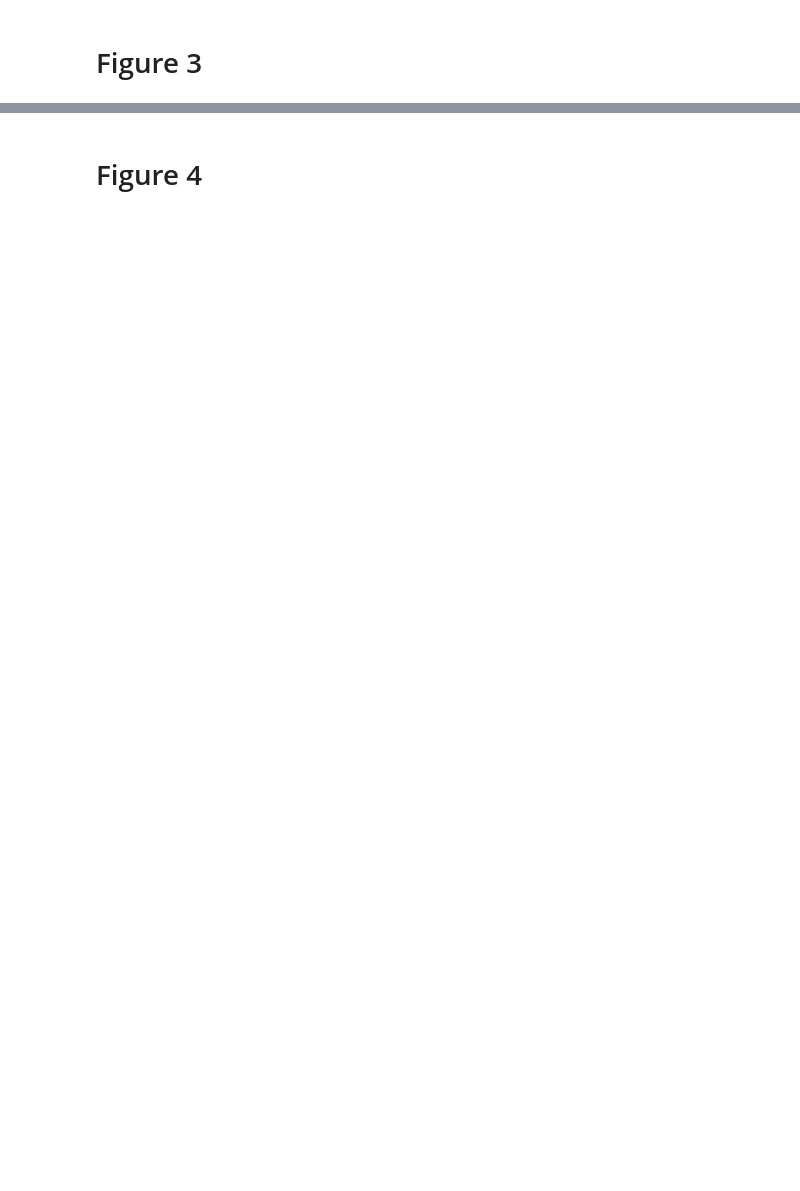
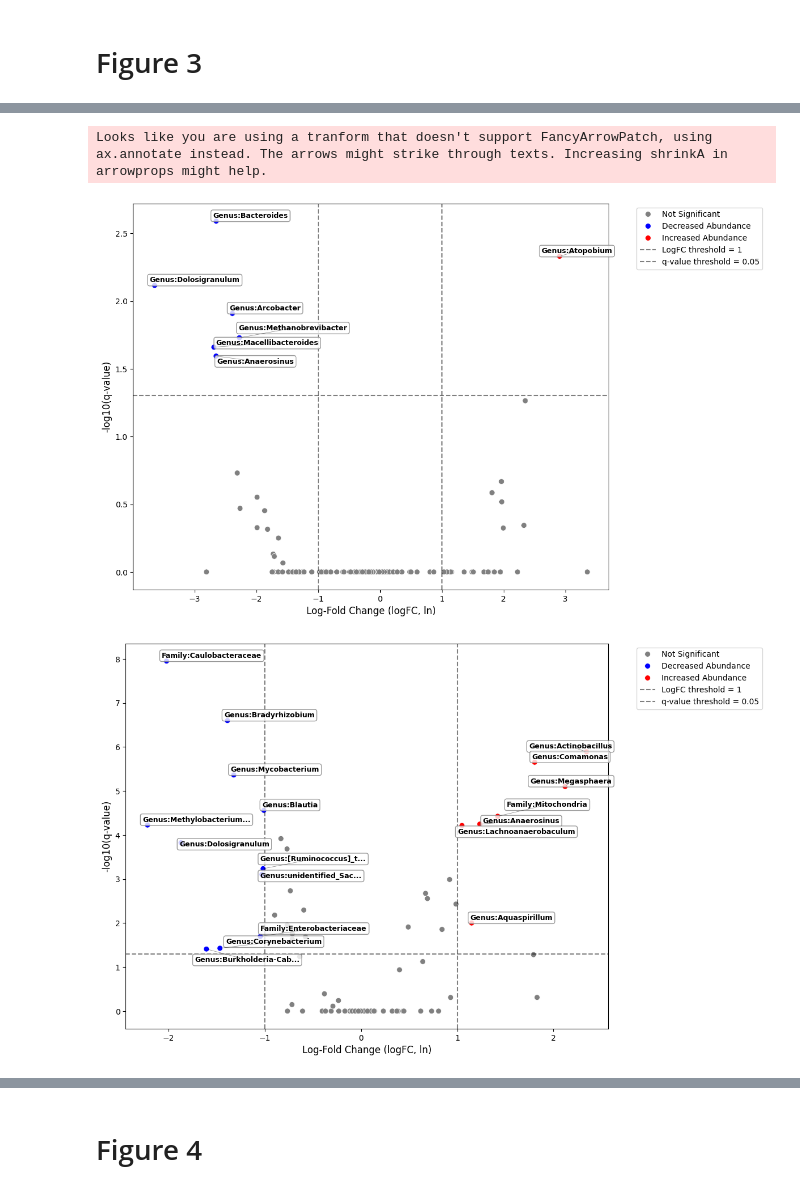
Before and after one commit to GERMAN00VP/postcovid-bronchiolitis-microbiome-analysis, a Jupyter notebook: Main_abalysis.ipynb, the cells around one changed output, grey strips where cells are left out. Saved outputs shown, nothing was run; the diff lists cells and outputs as text; code cells hidden in the pictures; blank space fills up the shorter version.

Commit message:
add volcanos

```diff
--- a/Main_abalysis.ipynb
+++ b/Main_abalysis.ipynb
@@ -416,0 +438,20 @@ Saving PCoA and Distance matrix in obsm as: PCoA and Distance_matrix
+# %%
+# Charge the COMPARISON
+df = pd.read_csv("./Abundances/ANF_BQL_ANCOMBC2.csv",index_col=0)
+volcano_plot(df=df,logFC_col="lfc_BronchiolitisYes",logFC_thresh=1,q_value_col="q_BronchiolitisYes",taxa="taxon")
+plt.title("")
+plt.savefig("Abundances/Volcano_BQL.png")
+
+df = pd.read_csv("./Abundances/ANF_WHEEZING_ANCOMBC2.csv",index_col=0)
+volcano_plot(df=df,logFC_col="lfc_Wheezing.treatmentYes",logFC_thresh=1,q_value_col="q_Wheezing.treatmentYes",taxa="taxon")
+plt.title("")
+plt.savefig("Abundances/Volcano_wheez.png")
+
+df = pd.read_csv("./Abundances/ANF_WHEEZING_ANCOMBC2.csv",index_col=0)
+volcano_plot(df=df,logFC_col="lfc_Respiratory.syncytial.virusYes",logFC_thresh=1,q_value_col="q_Respiratory.syncytial.virusYes",taxa="taxon")
+plt.title("")
+plt.savefig("Abundances/Volcano_rsv.png")
+# %% [output]
+Looks like you are using a tranform that doesn't support FancyArrowPatch, using ax.annotate instead. The arrows might strike through texts. Increasing shrinkA in arrowprops might help.
+[figure, added]
+[figure, added]
```
Also changed, not shown: parts of 14 cells of this notebook, 13 other files.
